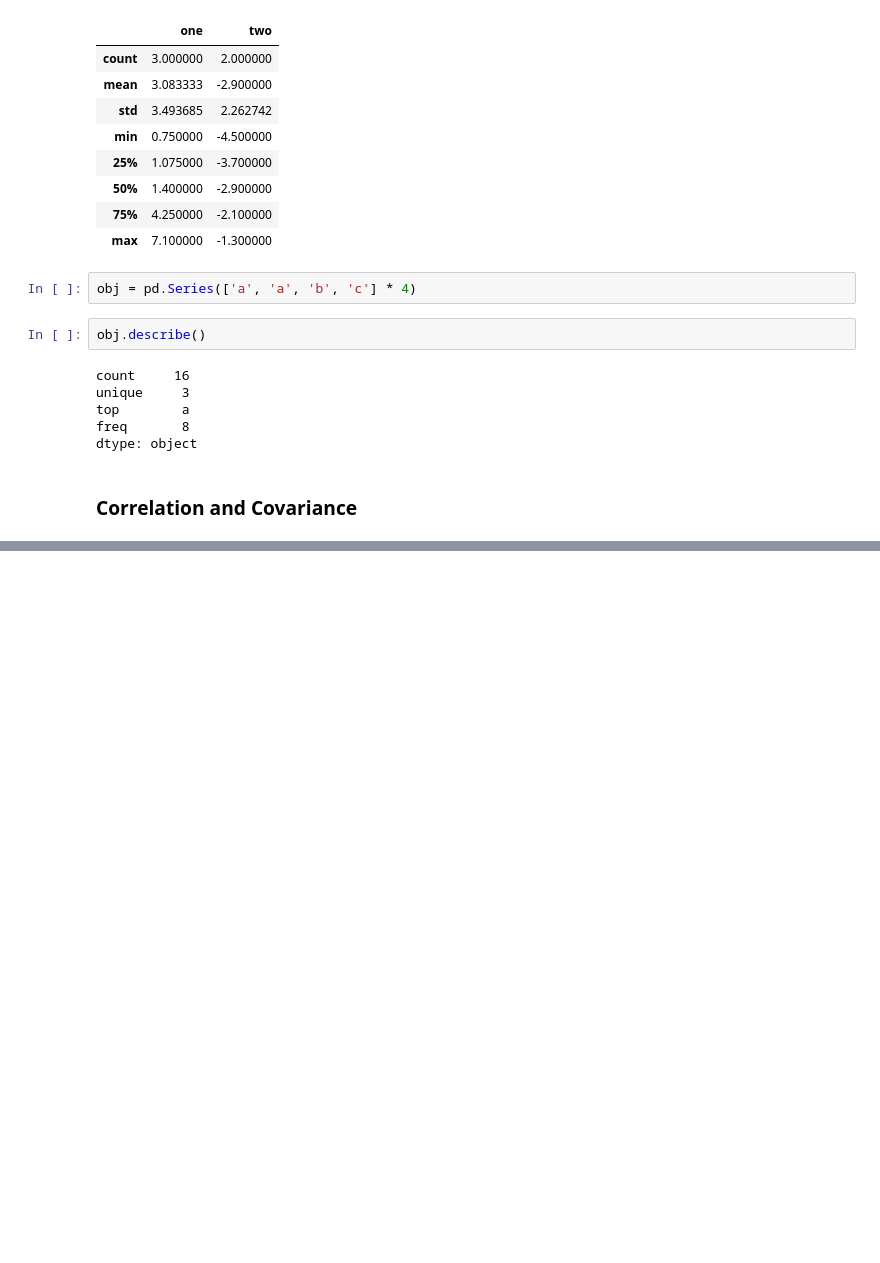
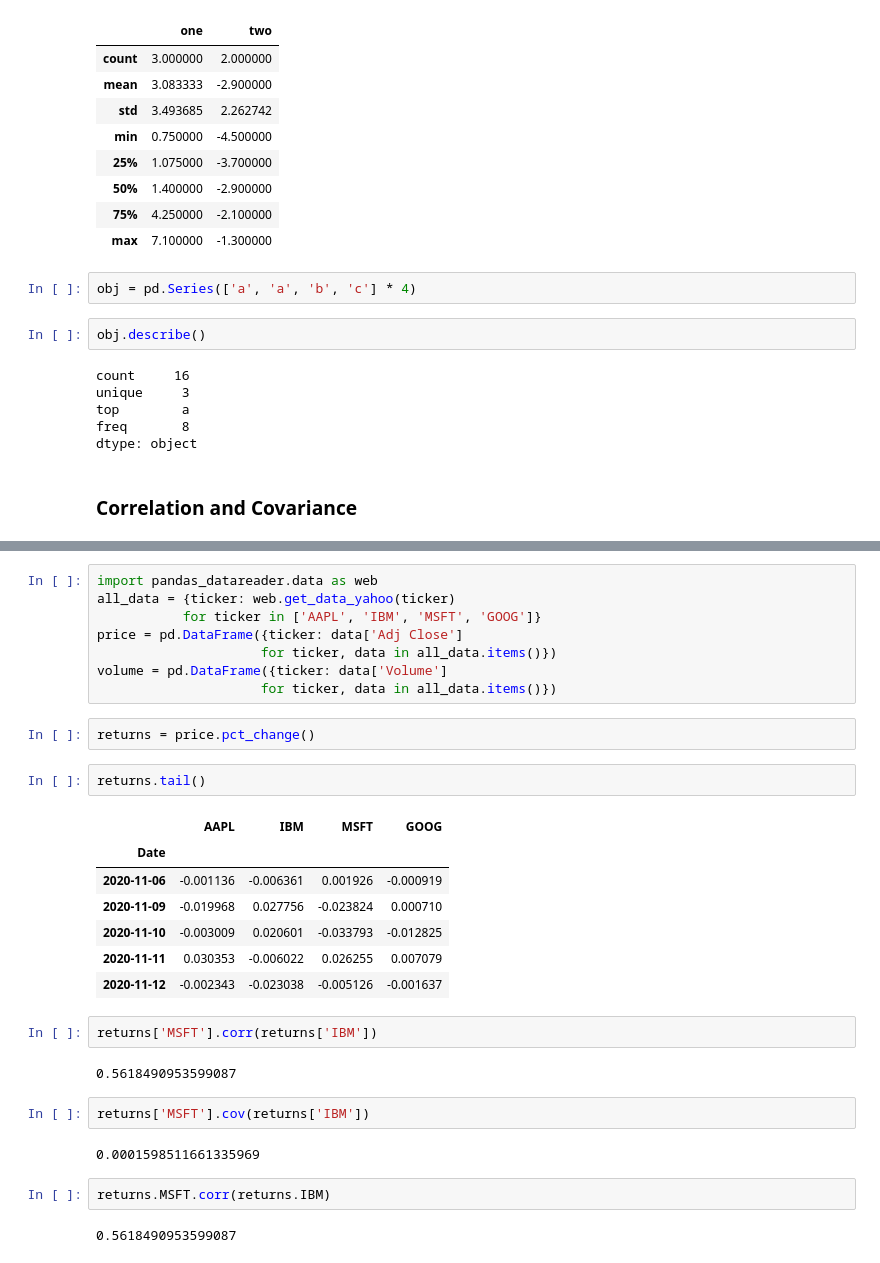
Before and after one commit to ZCW-Data1dot2/wes-ch-5-amanda-wink, a Jupyter notebook: Chapter5WorkAlong.ipynb, the cells around one changed output, grey strips where cells are left out. Cells and saved outputs as stored; diff of their text form; blank space fills up the shorter version.

```diff
--- a/Chapter5WorkAlong.ipynb
+++ b/Chapter5WorkAlong.ipynb
@@ -1355,0 +1376,32 @@ dtype: object
+# %%
+import pandas_datareader.data as web
+all_data = {ticker: web.get_data_yahoo(ticker)
+           for ticker in ['AAPL', 'IBM', 'MSFT', 'GOOG']}
+price = pd.DataFrame({ticker: data['Adj Close']
+                     for ticker, data in all_data.items()})
+volume = pd.DataFrame({ticker: data['Volume']
+                     for ticker, data in all_data.items()})
+# %%
+returns = price.pct_change()
+# %%
+returns.tail()
+# %% [output]
+|  | AAPL | IBM | MSFT | GOOG |
+| Date |  |  |  |  |
+| 2020-11-06 | -0.001136 | -0.006361 | 0.001926 | -0.000919 |
+| 2020-11-09 | -0.019968 | 0.027756 | -0.023824 | 0.000710 |
+| 2020-11-10 | -0.003009 | 0.020601 | -0.033793 | -0.012825 |
+| 2020-11-11 | 0.030353 | -0.006022 | 0.026255 | 0.007079 |
+| 2020-11-12 | -0.002343 | -0.023038 | -0.005126 | -0.001637 |
+# %%
+returns['MSFT'].corr(returns['IBM'])
+# %% [output]
+0.5618490953599087
+# %%
+returns['MSFT'].cov(returns['IBM'])
+# %% [output]
+0.0001598511661335969
+# %%
+returns.MSFT.corr(returns.IBM)
+# %% [output]
+0.5618490953599087
```
Also changed, not shown: parts of 22 cells of this notebook.
